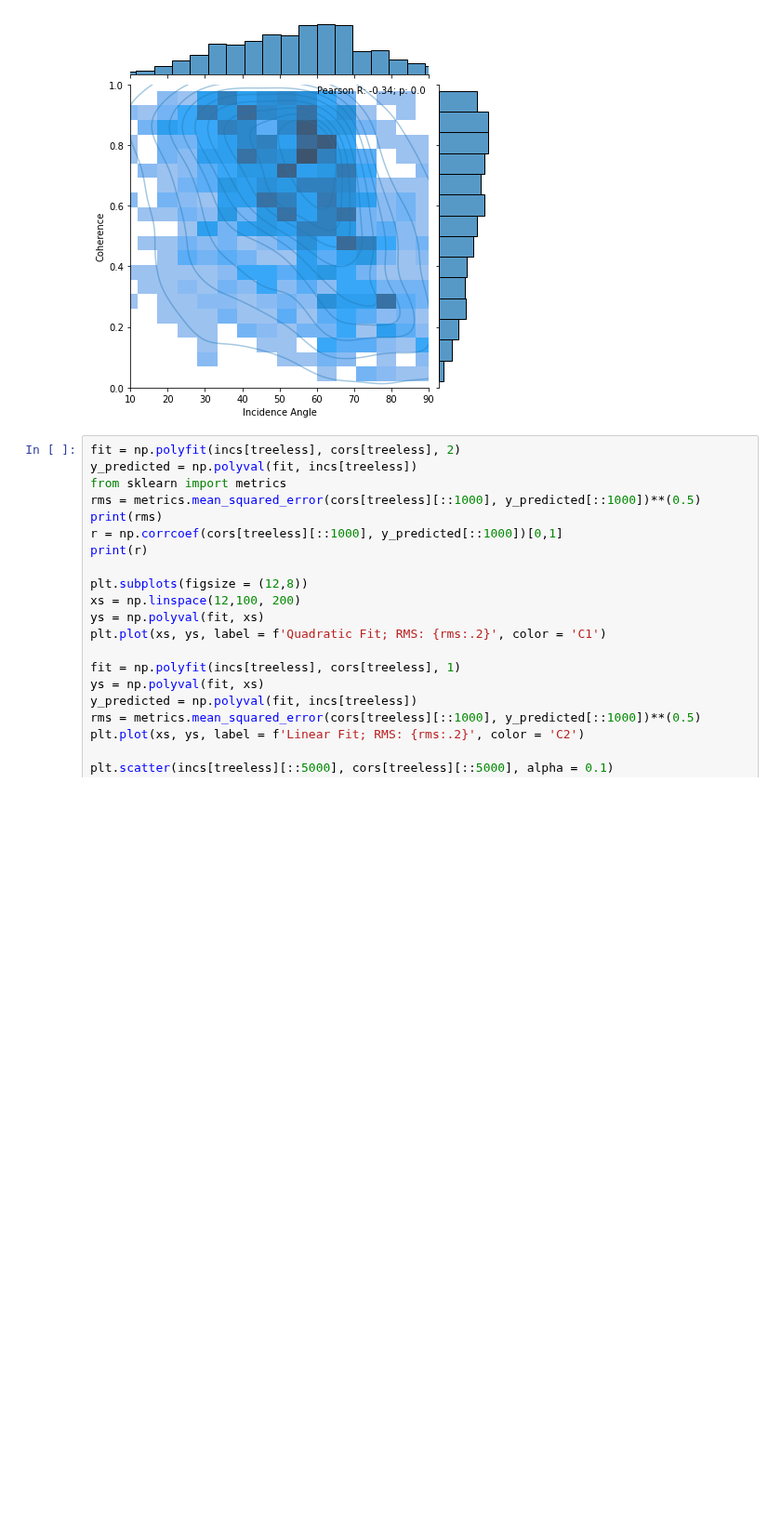
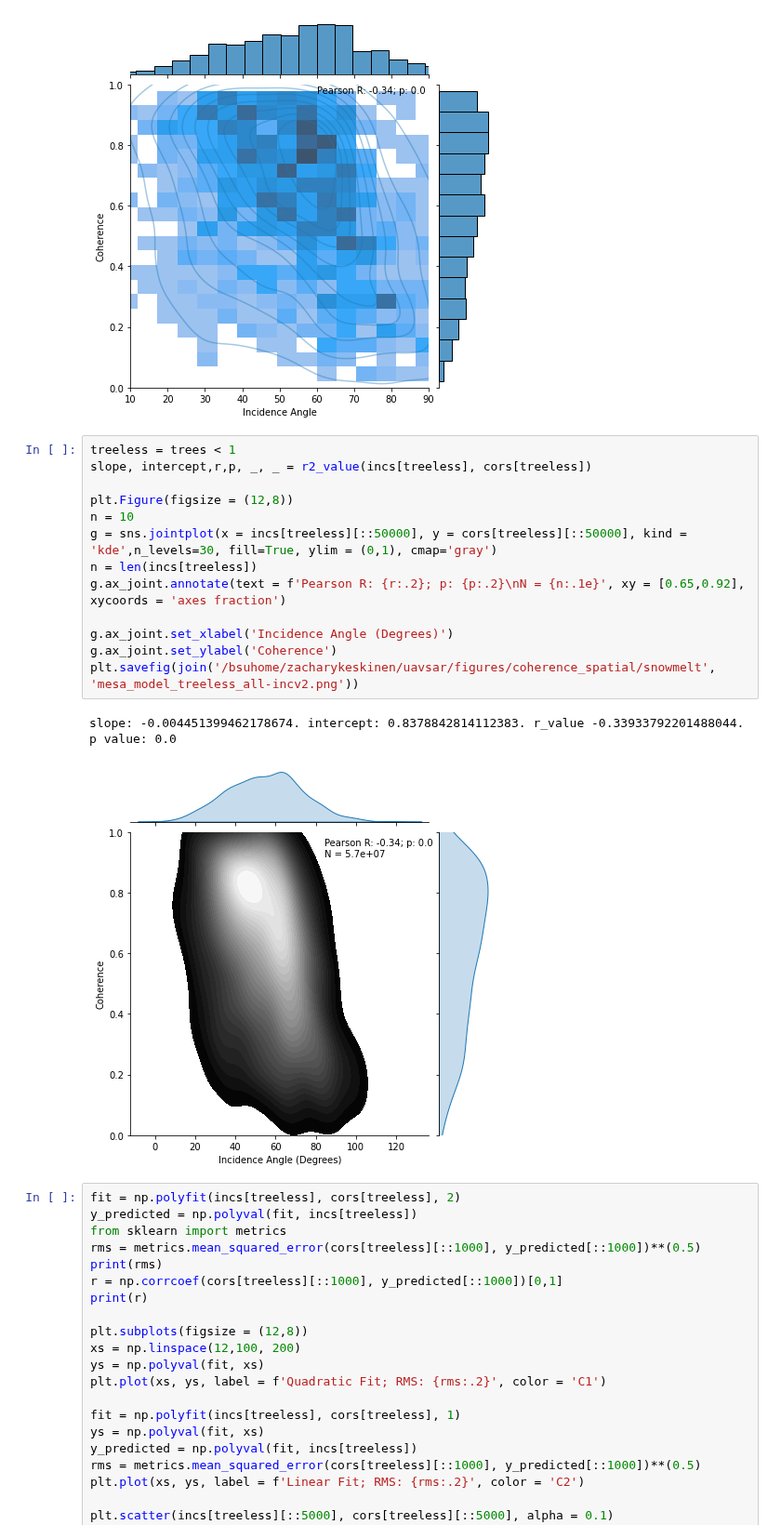
Before and after one commit to ZachHoppinen/uavsar, a Jupyter notebook: src/coherence/spatial_coherence/trees/all-trees.ipynb, the cells around one changed output. Shown at 93% size. Drawn from its saved outputs; the diff is of its cells as text; blank space fills up the shorter version.

```diff
--- a/src/coherence/spatial_coherence/trees/all-trees.ipynb
+++ b/src/coherence/spatial_coherence/trees/all-trees.ipynb
@@ -348,6 +364,22 @@ g.ax_joint.set_ylabel('Coherence')
 plt.savefig(join('/bsuhome/zacharykeskinen/uavsar/figures/coherence_spatial/incidence-angle', 'inc-time-tree-cor.png'))
 # %% [output]
 [figure]
+# %%
+treeless = trees < 1
+slope, intercept,r,p, _, _ = r2_value(incs[treeless], cors[treeless])
+
+plt.Figure(figsize = (12,8))
+n = 10
+g = sns.jointplot(x = incs[treeless][::50000], y = cors[treeless][::50000], kind = 'kde',n_levels=30, fill=True, ylim = (0,1), cmap='gray')
+n = len(incs[treeless])
+g.ax_joint.annotate(text = f'Pearson R: {r:.2}; p: {p:.2}\nN = {n:.1e}', xy = [0.65,0.92], xycoords = 'axes fraction')
+
+g.ax_joint.set_xlabel('Incidence Angle (Degrees)')
+g.ax_joint.set_ylabel('Coherence')
+plt.savefig(join('/bsuhome/zacharykeskinen/uavsar/figures/coherence_spatial/snowmelt', 'mesa_model_treeless_all-incv2.png'))
+# %% [output]
+slope: -0.004451399462178674. intercept: 0.8378842814112383. r_value -0.33933792201488044. p value: 0.0
+[figure, added]
 # %%
 fit = np.polyfit(incs[treeless], cors[treeless], 2)
 y_predicted = np.polyval(fit, incs[treeless])
```
Also changed, not shown: parts of 1 cell of this notebook, 5 other files.
